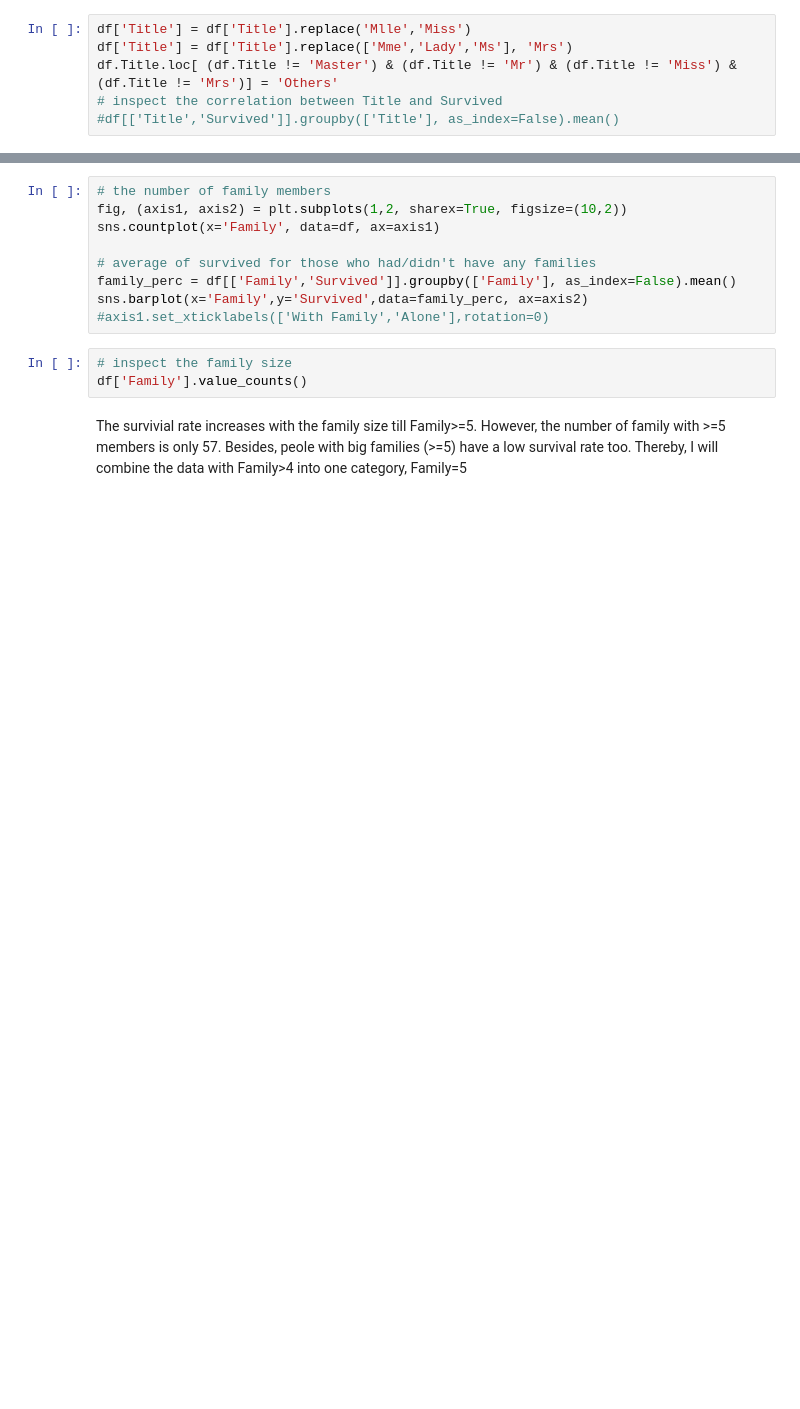
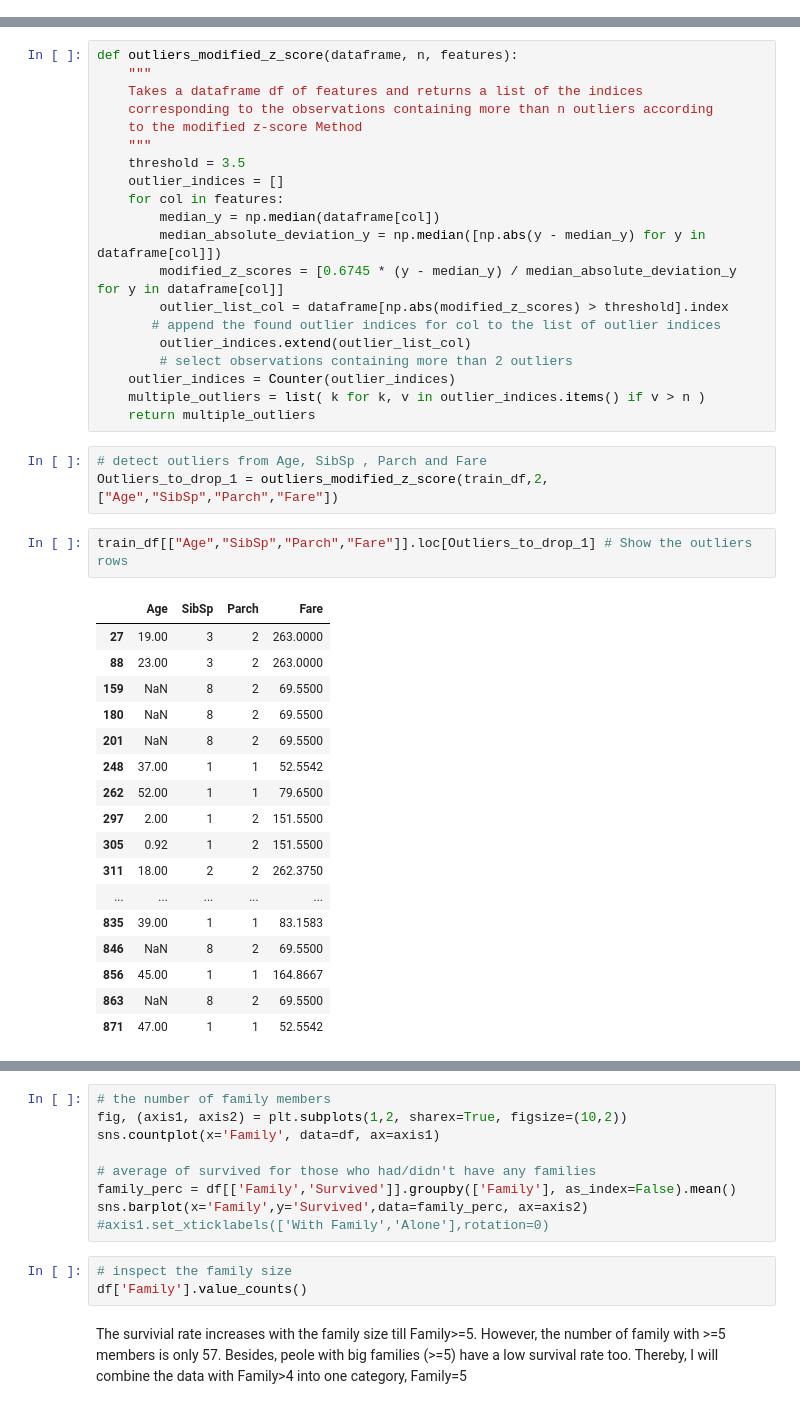
Before and after one commit to yanxiali/Titanic_Survival, a Jupyter notebook: Titanic_Survival.ipynb, the cells around one changed output, grey strips where cells are left out. Cells and saved outputs as stored; diff of their text form; blank space fills up the shorter version.

```diff
--- a/Titanic_Survival.ipynb
+++ b/Titanic_Survival.ipynb
@@ -215,6 +0,0 @@ The main titles are: "Mr","Miss","Mrs" & "Master". Some of the others can be mer
-# %%
-df['Title'] = df['Title'].replace('Mlle','Miss')
-df['Title'] = df['Title'].replace(['Mme','Lady','Ms'], 'Mrs')
-df.Title.loc[ (df.Title != 'Master') & (df.Title != 'Mr') & (df.Title != 'Miss') & (df.Title != 'Mrs')] = 'Others'
-# inspect the correlation between Title and Survived
-#df[['Title','Survived']].groupby(['Title'], as_index=False).mean()
@@ -242,0 +93,43 @@ df[['Family', 'Survived']].groupby(['Family'], as_index=False).mean()
+# %%
+def outliers_modified_z_score(dataframe, n, features):
+    """
+    Takes a dataframe df of features and returns a list of the indices
+    corresponding to the observations containing more than n outliers according
+    to the modified z-score Method
+    """
+    threshold = 3.5
+    outlier_indices = []
+    for col in features:
+        median_y = np.median(dataframe[col])
+        median_absolute_deviation_y = np.median([np.abs(y - median_y) for y in dataframe[col]])
+        modified_z_scores = [0.6745 * (y - median_y) / median_absolute_deviation_y for y in dataframe[col]]
+        outlier_list_col = dataframe[np.abs(modified_z_scores) > threshold].index
+       # append the found outlier indices for col to the list of outlier indices
+        outlier_indices.extend(outlier_list_col)
+        # select observations containing more than 2 outliers
+    outlier_indices = Counter(outlier_indices)
+    multiple_outliers = list( k for k, v in outlier_indices.items() if v > n )
+    return multiple_outliers
+# %%
+# detect outliers from Age, SibSp , Parch and Fare
+Outliers_to_drop_1 = outliers_modified_z_score(train_df,2,["Age","SibSp","Parch","Fare"])
+# %%
+train_df[["Age","SibSp","Parch","Fare"]].loc[Outliers_to_drop_1] # Show the outliers rows
+# %% [output]
+|  | Age | SibSp | Parch | Fare |
+| 27 | 19.00 | 3 | 2 | 263.0000 |
+| 88 | 23.00 | 3 | 2 | 263.0000 |
+| 159 | NaN | 8 | 2 | 69.5500 |
+| 180 | NaN | 8 | 2 | 69.5500 |
+| 201 | NaN | 8 | 2 | 69.5500 |
+| 248 | 37.00 | 1 | 1 | 52.5542 |
+| 262 | 52.00 | 1 | 1 | 79.6500 |
+| 297 | 2.00 | 1 | 2 | 151.5500 |
+| 305 | 0.92 | 1 | 2 | 151.5500 |
+| 311 | 18.00 | 2 | 2 | 262.3750 |
+| ... | ... | ... | ... | ... |
+| 835 | 39.00 | 1 | 1 | 83.1583 |
+| 846 | NaN | 8 | 2 | 69.5500 |
+| 856 | 45.00 | 1 | 1 | 164.8667 |
+| 863 | NaN | 8 | 2 | 69.5500 |
+| 871 | 47.00 | 1 | 1 | 52.5542 |
```
Also changed, not shown: parts of 166 cells of this notebook.
